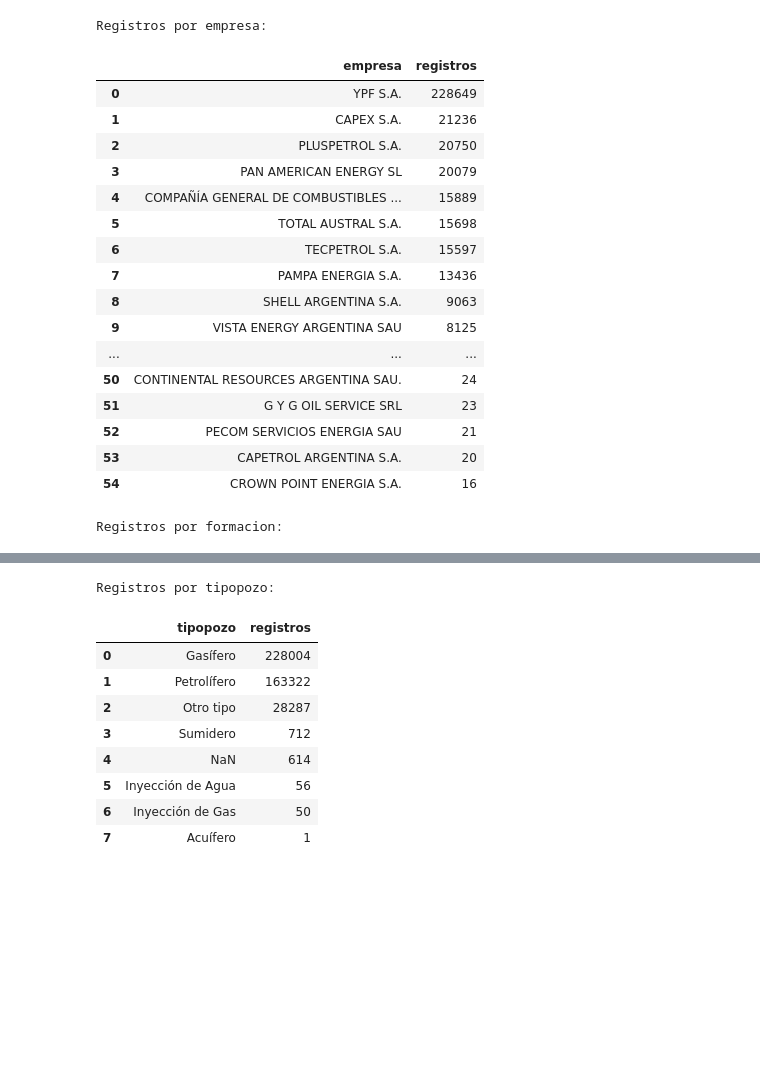
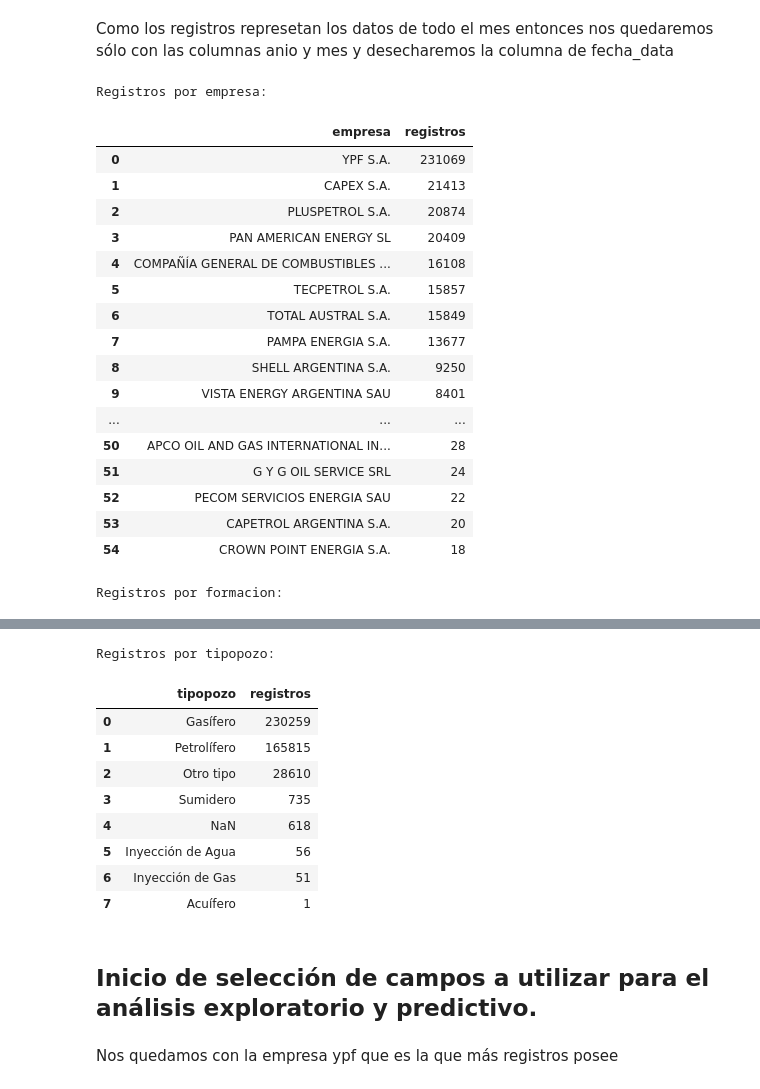
Before and after one commit to molijoaquin-DA/vaca-muerta-produccion, a Jupyter notebook: notebooks/01_exploracion_inicial.ipynb, the cells around one changed output, grey strips where cells are left out. Cells and saved outputs as stored; diff of their text form; code cells hidden in the pictures; blank space fills up the shorter version.

```diff
--- a/notebooks/01_exploracion_inicial.ipynb
+++ b/notebooks/01_exploracion_inicial.ipynb
@@ -17,11 +23,18 @@ Archivo encontrado: True
 # %%
-df_produccion_vaca_muerta = pd.read_csv(
-    ruta_csv,
+# df = pd.read_csv(
+#     ruta_csv,
+#     encoding="utf-8-sig",
+#     low_memory=False
+# )
+
+# Carga del dataset online
+df = pd.read_csv(
+    "http://datos.energia.gob.ar/dataset/c846e79c-026c-4040-897f-1ad3543b407c/resource/b5b58cdc-9e07-41f9-b392-fb9ec68b0725/download/produccin-de-pozos-de-gas-y-petrleo-no-convencional.csv",
     encoding="utf-8-sig",
     low_memory=False
 )
 
-print(f"Filas: {df_produccion_vaca_muerta.shape[0]:,}")
-print(f"Columnas: {df_produccion_vaca_muerta.shape[1]:,}")
-display(df_produccion_vaca_muerta.head())
+print(f"Filas: {df.shape[0]:,}")
+print(f"Columnas: {df.shape[1]:,}")
+display(df.head())
 # %% [output]
@@ -36,0 +99,3 @@ Columnas: 40
+# %%
+# Descarte de la columna fechaingreso
+df.drop(columns=['fechaingreso'], inplace=True)
@@ -76,0 +169,3 @@ Identificadores pozo-formacion: 5089
+# %%
+# Seteo del tipo de dato para la columna fecha_data
+df['fecha_data'] = pd.to_datetime(df['fecha_data'], format='%Y-%m-%d')
@@ -77,32 +194,37 @@ Identificadores pozo-formacion: 5089
+# %% [markdown]
+Como los registros represetan los datos de todo el mes entonces nos quedaremos sólo con las columnas anio y mes y desecharemos la columna de fecha_data
+# %%
+# Eliminación de la columna fecha_data
+df.drop(columns=['fecha_data'], inplace=True)
 # %%
-#Explorar que contiene la base
+# Explorar que contiene el dataframe
 
 for columna in ["empresa", "formacion", "tipopozo"]:
     print(f"\nRegistros por {columna}:")
     display(
-        df_produccion_vaca_muerta[columna]
+        df[columna]
         .value_counts(dropna=False)
         .rename_axis(columna)
         .reset_index(name="registros")
     )
 # %% [output]
 Registros por empresa:
 |  | empresa | registros |
-| 0 | YPF S.A. | 228649 |
-| 1 | CAPEX S.A. | 21236 |
-| 2 | PLUSPETROL S.A. | 20750 |
-| 3 | PAN AMERICAN ENERGY SL | 20079 |
-| 4 | COMPAÑÍA GENERAL DE COMBUSTIBLES ... | 15889 |
-| 5 | TOTAL AUSTRAL S.A. | 15698 |
-| 6 | TECPETROL S.A. | 15597 |
-| 7 | PAMPA ENERGIA S.A. | 13436 |
-| 8 | SHELL ARGENTINA S.A. | 9063 |
-| 9 | VISTA ENERGY ARGENTINA SAU | 8125 |
+| 0 | YPF S.A. | 231069 |
+| 1 | CAPEX S.A. | 21413 |
+| 2 | PLUSPETROL S.A. | 20874 |
+| 3 | PAN AMERICAN ENERGY SL | 20409 |
+| 4 | COMPAÑÍA GENERAL DE COMBUSTIBLES ... | 16108 |
+| 5 | TECPETROL S.A. | 15857 |
+| 6 | TOTAL AUSTRAL S.A. | 15849 |
+| 7 | PAMPA ENERGIA S.A. | 13677 |
+| 8 | SHELL ARGENTINA S.A. | 9250 |
+| 9 | VISTA ENERGY ARGENTINA SAU | 8401 |
 | ... | ... | ... |
-| 50 | CONTINENTAL RESOURCES ARGENTINA SAU. | 24 |
-| 51 | G Y G OIL SERVICE SRL | 23 |
-| 52 | PECOM SERVICIOS ENERGIA SAU | 21 |
+| 50 | APCO OIL AND GAS INTERNATIONAL IN... | 28 |
+| 51 | G Y G OIL SERVICE SRL | 24 |
+| 52 | PECOM SERVICIOS ENERGIA SAU | 22 |
 | 53 | CAPETROL ARGENTINA S.A. | 20 |
-| 54 | CROWN POINT ENERGIA S.A. | 16 |
+| 54 | CROWN POINT ENERGIA S.A. | 18 |
 Registros por formacion:
 |  | formacion | registros |
@@ -125,10 +247,14 @@ Registros por formacion:
 Registros por tipopozo:
 |  | tipopozo | registros |
-| 0 | Gasífero | 228004 |
-| 1 | Petrolífero | 163322 |
-| 2 | Otro tipo | 28287 |
-| 3 | Sumidero | 712 |
-| 4 | NaN | 614 |
+| 0 | Gasífero | 230259 |
+| 1 | Petrolífero | 165815 |
+| 2 | Otro tipo | 28610 |
+| 3 | Sumidero | 735 |
+| 4 | NaN | 618 |
 | 5 | Inyección de Agua | 56 |
-| 6 | Inyección de Gas | 50 |
+| 6 | Inyección de Gas | 51 |
 | 7 | Acuífero | 1 |
+# %% [markdown]
+## Inicio de selección de campos a utilizar para el análisis exploratorio y predictivo.
+# %% [markdown]
+Nos quedamos con la empresa ypf que es la que más registros posee
```
Also changed, not shown: parts of 69 cells of this notebook, 1 other file.
